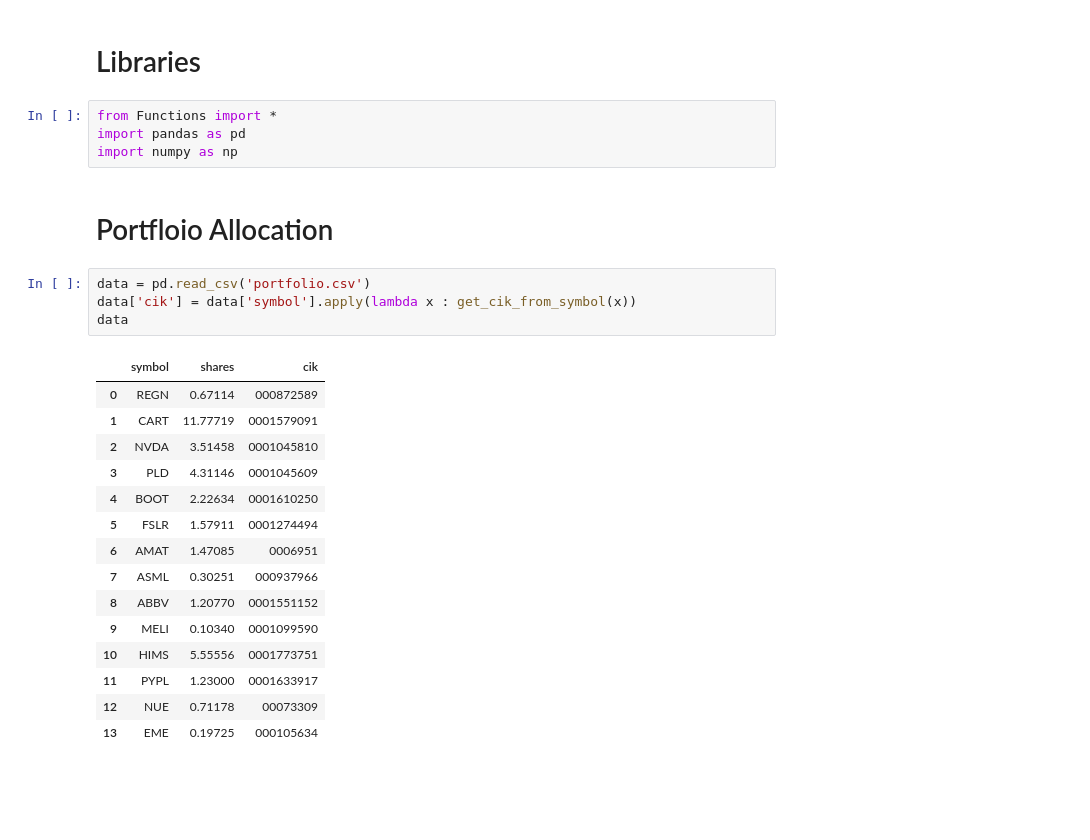
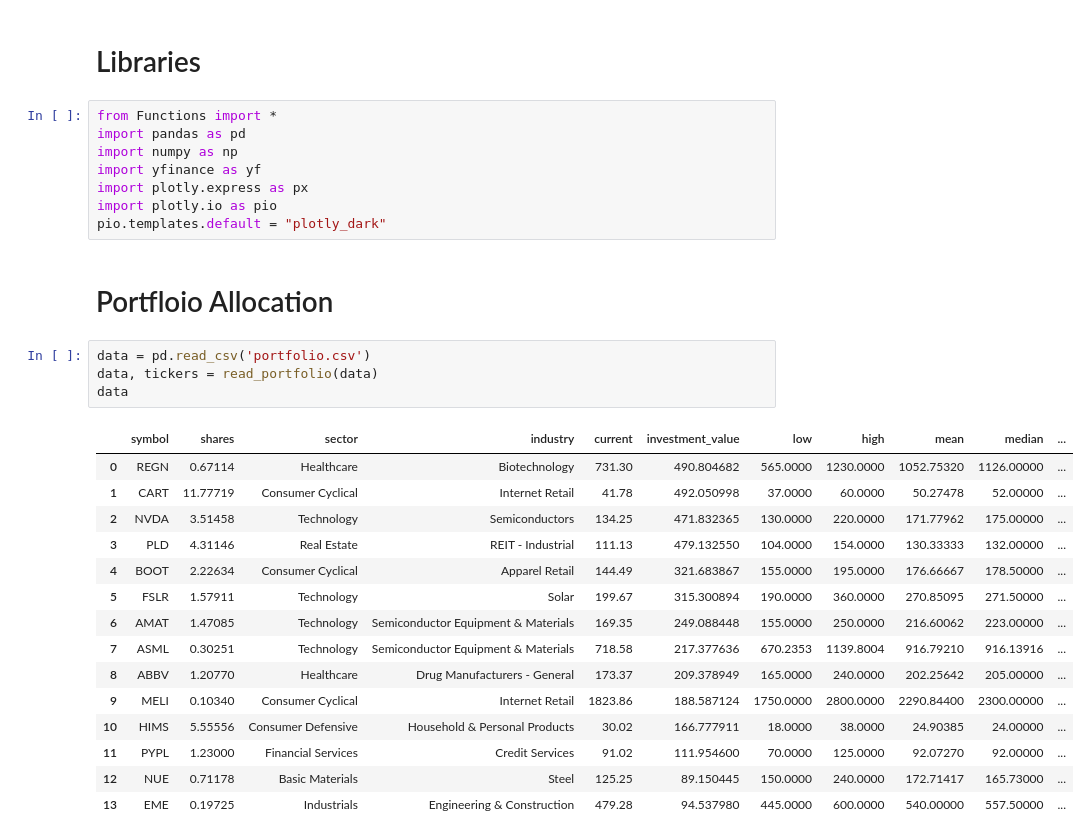
Before and after one commit to fadlalla0/MyInvesment, a Jupyter notebook: portfolio_analysis.ipynb, the cells around one changed output. Cells and saved outputs as stored; diff of their text form; blank space fills up the shorter version.

```diff
--- a/portfolio_analysis.ipynb
+++ b/portfolio_analysis.ipynb
@@ -4,25 +4,29 @@
 from Functions import *
 import pandas as pd
 import numpy as np
+import yfinance as yf
+import plotly.express as px
+import plotly.io as pio
+pio.templates.default = "plotly_dark"
 # %% [markdown]
 # Portfloio Allocation
 # %%
 data = pd.read_csv('portfolio.csv')
-data['cik'] = data['symbol'].apply(lambda x : get_cik_from_symbol(x))
+data, tickers = read_portfolio(data)
 data
 # %% [output]
-|  | symbol | shares | cik |
-| 0 | REGN | 0.67114 | 000872589 |
-| 1 | CART | 11.77719 | 0001579091 |
-| 2 | NVDA | 3.51458 | 0001045810 |
-| 3 | PLD | 4.31146 | 0001045609 |
-| 4 | BOOT | 2.22634 | 0001610250 |
-| 5 | FSLR | 1.57911 | 0001274494 |
-| 6 | AMAT | 1.47085 | 0006951 |
-| 7 | ASML | 0.30251 | 000937966 |
-| 8 | ABBV | 1.20770 | 0001551152 |
-| 9 | MELI | 0.10340 | 0001099590 |
-| 10 | HIMS | 5.55556 | 0001773751 |
-| 11 | PYPL | 1.23000 | 0001633917 |
-| 12 | NUE | 0.71178 | 00073309 |
-| 13 | EME | 0.19725 | 000105634 |
+|  | symbol | shares | sector | industry | current | investment_value | low | high | mean | median | ... |
+| 0 | REGN | 0.67114 | Healthcare | Biotechnology | 731.30 | 490.804682 | 565.0000 | 1230.0000 | 1052.75320 | 1126.00000 | ... |
+| 1 | CART | 11.77719 | Consumer Cyclical | Internet Retail | 41.78 | 492.050998 | 37.0000 | 60.0000 | 50.27478 | 52.00000 | ... |
+| 2 | NVDA | 3.51458 | Technology | Semiconductors | 134.25 | 471.832365 | 130.0000 | 220.0000 | 171.77962 | 175.00000 | ... |
+| 3 | PLD | 4.31146 | Real Estate | REIT - Industrial | 111.13 | 479.132550 | 104.0000 | 154.0000 | 130.33333 | 132.00000 | ... |
+| 4 | BOOT | 2.22634 | Consumer Cyclical | Apparel Retail | 144.49 | 321.683867 | 155.0000 | 195.0000 | 176.66667 | 178.50000 | ... |
+| 5 | FSLR | 1.57911 | Technology | Solar | 199.67 | 315.300894 | 190.0000 | 360.0000 | 270.85095 | 271.50000 | ... |
+| 6 | AMAT | 1.47085 | Technology | Semiconductor Equipment & Materials | 169.35 | 249.088448 | 155.0000 | 250.0000 | 216.60062 | 223.00000 | ... |
+| 7 | ASML | 0.30251 | Technology | Semiconductor Equipment & Materials | 718.58 | 217.377636 | 670.2353 | 1139.8004 | 916.79210 | 916.13916 | ... |
+| 8 | ABBV | 1.20770 | Healthcare | Drug Manufacturers - General | 173.37 | 209.378949 | 165.0000 | 240.0000 | 202.25642 | 205.00000 | ... |
+| 9 | MELI | 0.10340 | Consumer Cyclical | Internet Retail | 1823.86 | 188.587124 | 1750.0000 | 2800.0000 | 2290.84400 | 2300.00000 | ... |
+| 10 | HIMS | 5.55556 | Consumer Defensive | Household & Personal Products | 30.02 | 166.777911 | 18.0000 | 38.0000 | 24.90385 | 24.00000 | ... |
+| 11 | PYPL | 1.23000 | Financial Services | Credit Services | 91.02 | 111.954600 | 70.0000 | 125.0000 | 92.07270 | 92.00000 | ... |
+| 12 | NUE | 0.71178 | Basic Materials | Steel | 125.25 | 89.150445 | 150.0000 | 240.0000 | 172.71417 | 165.73000 | ... |
+| 13 | EME | 0.19725 | Industrials | Engineering & Construction | 479.28 | 94.537980 | 445.0000 | 600.0000 | 540.00000 | 557.50000 | ... |
```
Also changed, not shown: parts of 7 cells of this notebook, 2 other files.
